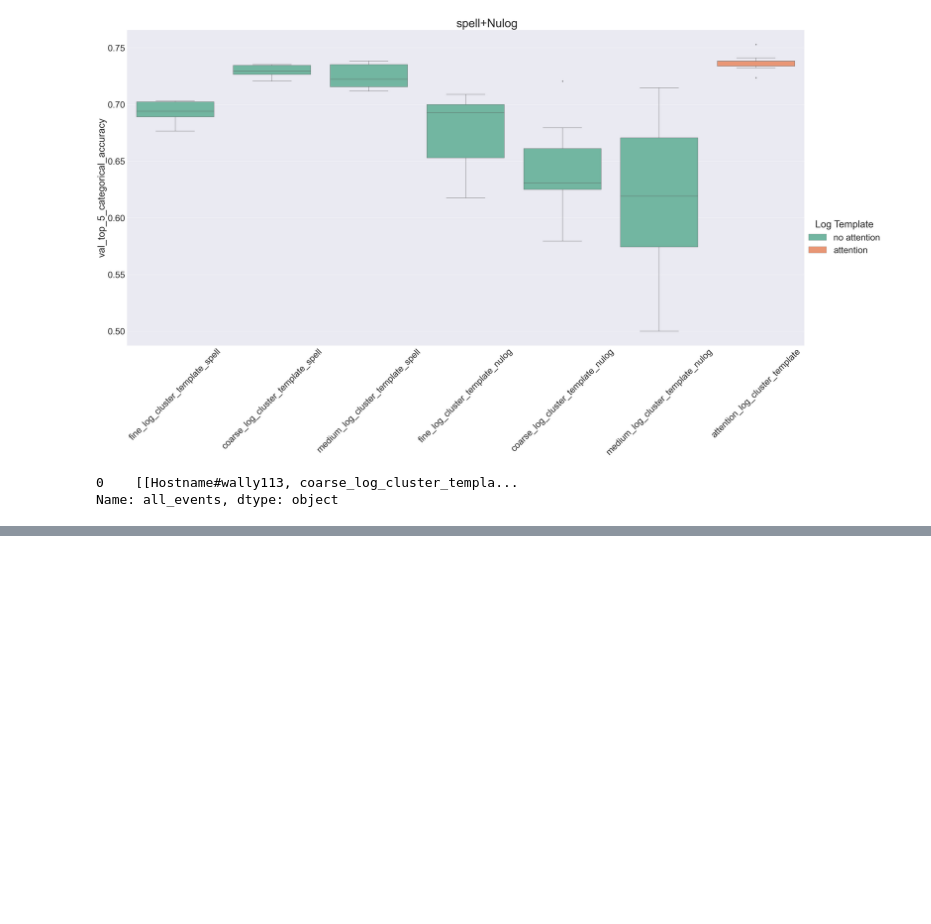
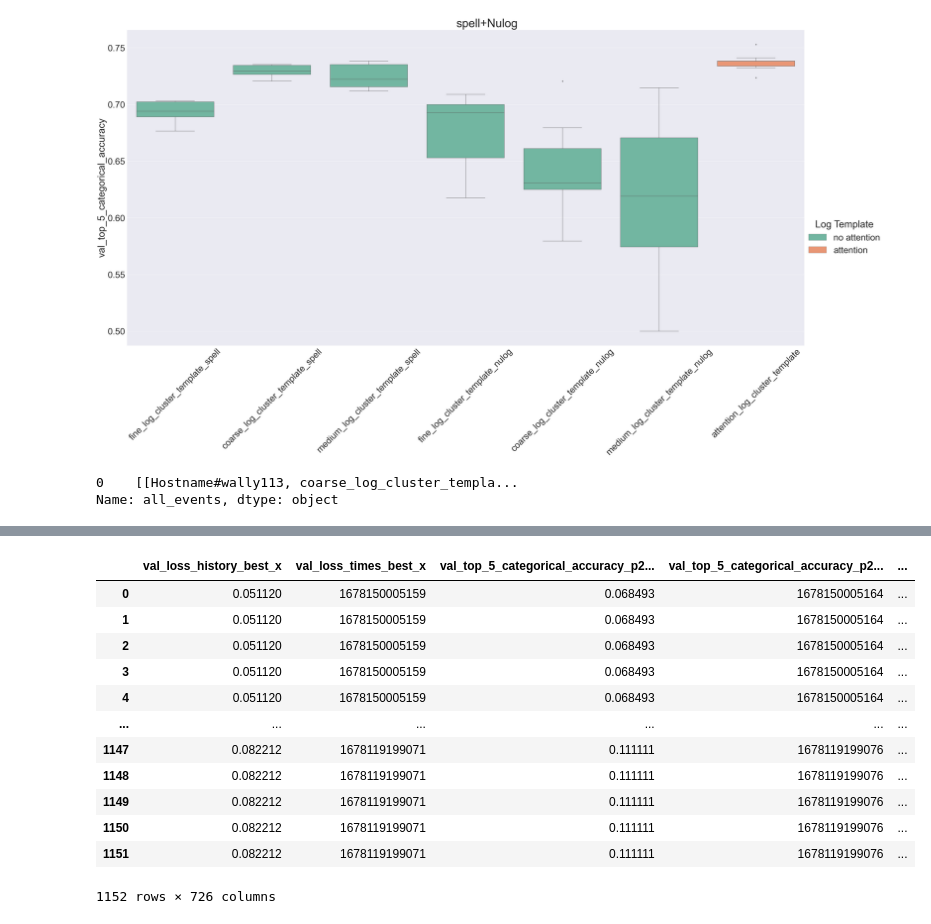
Before and after one commit to DerDoni/Domain-Guided-Monitoring, a Jupyter notebook: notebooks/Attention vs. no attention.ipynb, the cells around one changed output, grey strips where cells are left out. Drawn from its saved outputs; the diff is of its cells as text; code cells hidden in the pictures; blank space fills up the shorter version.

```diff
--- a/notebooks/Attention vs. no attention.ipynb
+++ b/notebooks/Attention vs. no attention.ipynb
@@ -288,0 +439,18 @@ Name: all_events, dtype: object
+# %%
+df_merged = pd.merge(df, df, on=['data_params_HuaweiPreprocessorConfigremove_dates_from_payload', 'data_params_HuaweiPreprocessorConfigaggregated_log_file'], how='inner')
+# %%
+df_merged
+# %% [output]
+|  | val_loss_history_best_x | val_loss_times_best_x | val_top_5_categorical_accuracy_p2... | val_top_5_categorical_accuracy_p2... | ... |
+| 0 | 0.051120 | 1678150005159 | 0.068493 | 1678150005164 | ... |
+| 1 | 0.051120 | 1678150005159 | 0.068493 | 1678150005164 | ... |
+| 2 | 0.051120 | 1678150005159 | 0.068493 | 1678150005164 | ... |
+| 3 | 0.051120 | 1678150005159 | 0.068493 | 1678150005164 | ... |
+| 4 | 0.051120 | 1678150005159 | 0.068493 | 1678150005164 | ... |
+| ... | ... | ... | ... | ... | ... |
+| 1147 | 0.082212 | 1678119199071 | 0.111111 | 1678119199076 | ... |
+| 1148 | 0.082212 | 1678119199071 | 0.111111 | 1678119199076 | ... |
+| 1149 | 0.082212 | 1678119199071 | 0.111111 | 1678119199076 | ... |
+| 1150 | 0.082212 | 1678119199071 | 0.111111 | 1678119199076 | ... |
+| 1151 | 0.082212 | 1678119199071 | 0.111111 | 1678119199076 | ... |
+1152 rows × 726 columns
```
Also changed, not shown: parts of 13 cells of this notebook.
